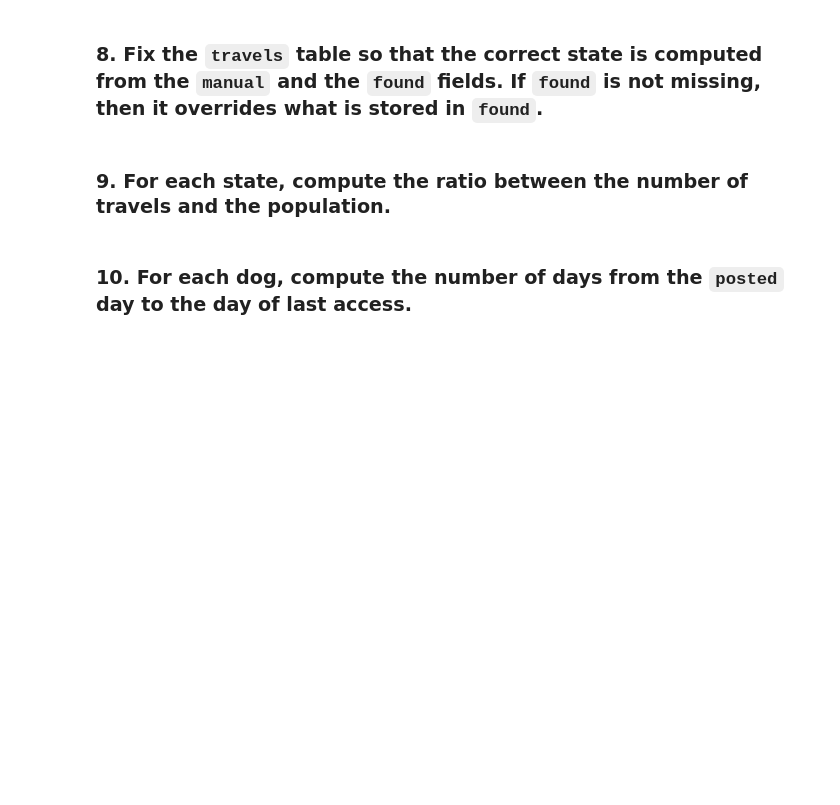
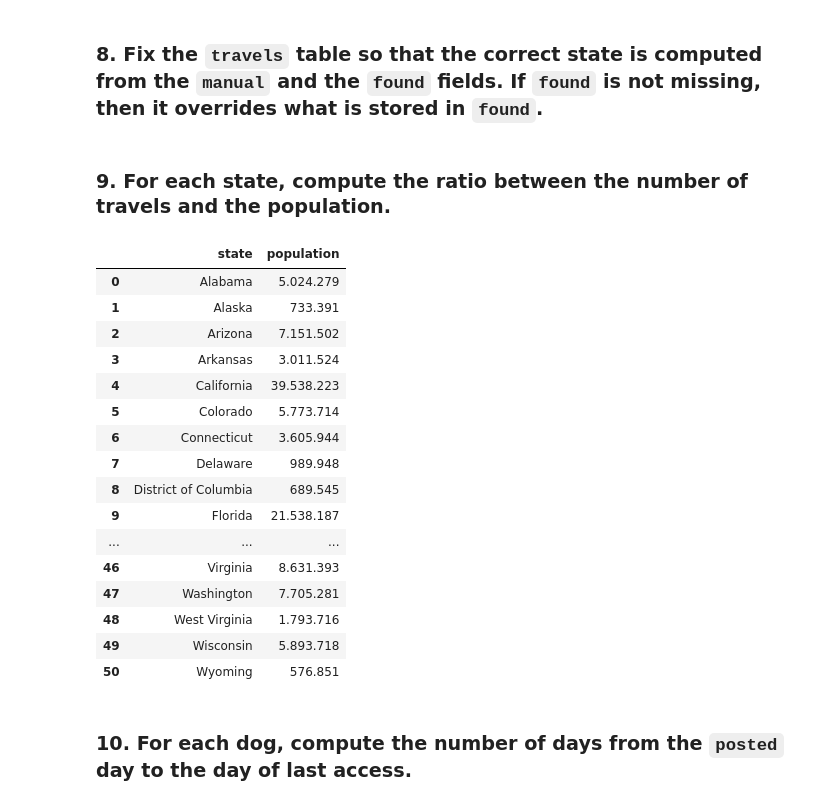
Before and after one commit to danielepoterti/FoundationCS, a Jupyter notebook: project.ipynb, the cells around one changed output. Cells and saved outputs as stored; diff of their text form; code cells hidden in the pictures; blank space fills up the shorter version.

Commit message:
Modified NST_df
Formatted the dataframe to make it usable without losing any information.

```diff
--- a/project.ipynb
+++ b/project.ipynb
@@ -20,6 +20,9 @@ import pandas as pd
 dogs_df = pd.read_csv("adoptions/dogs.csv", sep = ",")
 dogTravel_df = pd.read_csv("adoptions/dogTravel.csv", sep = ",")
 NST_df = pd.read_csv("adoptions/NST-EST2021-POP.csv", sep = ",")
+# %%
+NST_df = NST_df.T.reset_index().T.reset_index(drop=True)
+NST_df.columns = ['state', 'population']
 # %% [markdown]
 ### 1. Extract all dogs with status that is not *adoptable*
 # %%
@@ -373,6 +376,26 @@ dogsandtravel.drop(columns='index')
 ### 8. Fix the `travels` table so that the correct state is computed from  the `manual` and the `found` fields. If `found` is not missing, then it overrides what is stored in `found`.
 # %% [markdown]
 ### 9. For each state, compute the ratio between the number of travels and the population.
+# %%
+NST_df
+# %% [output]
+|  | state | population |
+| 0 | Alabama | 5.024.279 |
+| 1 | Alaska | 733.391 |
+| 2 | Arizona | 7.151.502 |
+| 3 | Arkansas | 3.011.524 |
+| 4 | California | 39.538.223 |
+| 5 | Colorado | 5.773.714 |
+| 6 | Connecticut | 3.605.944 |
+| 7 | Delaware | 989.948 |
+| 8 | District of Columbia | 689.545 |
+| 9 | Florida | 21.538.187 |
+| ... | ... | ... |
+| 46 | Virginia | 8.631.393 |
+| 47 | Washington | 7.705.281 |
+| 48 | West Virginia | 1.793.716 |
+| 49 | Wisconsin | 5.893.718 |
+| 50 | Wyoming | 576.851 |
 # %% [markdown]
 ### 10. For each dog, compute the number of days from the `posted` day to the day of last access.
 # %% [markdown]
```
